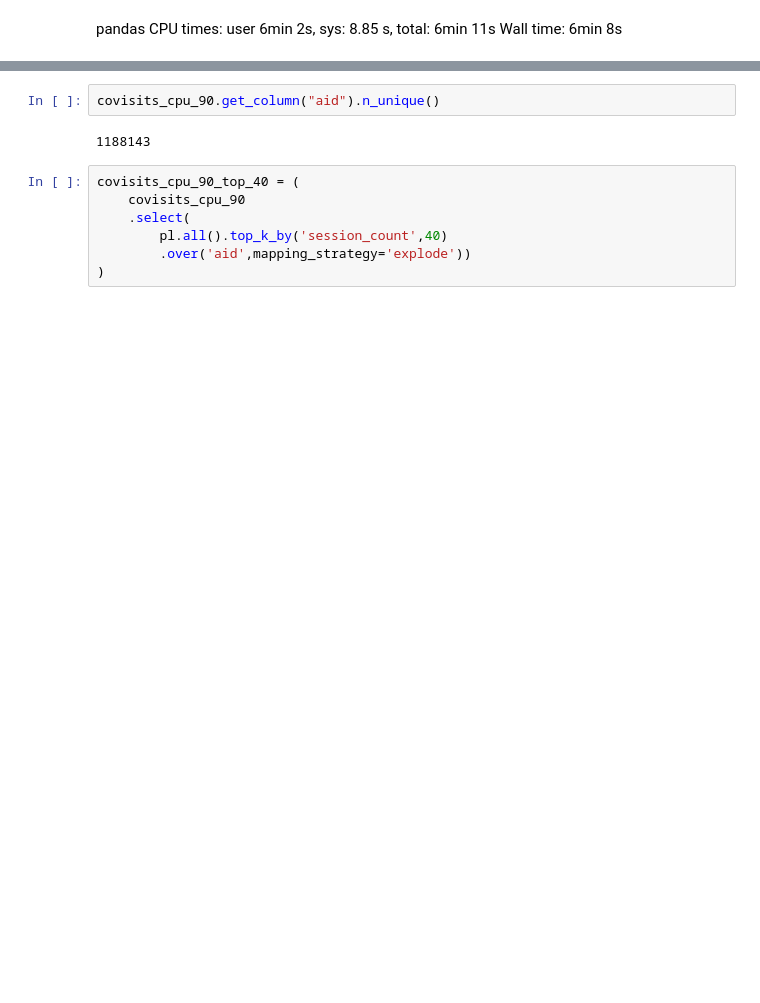
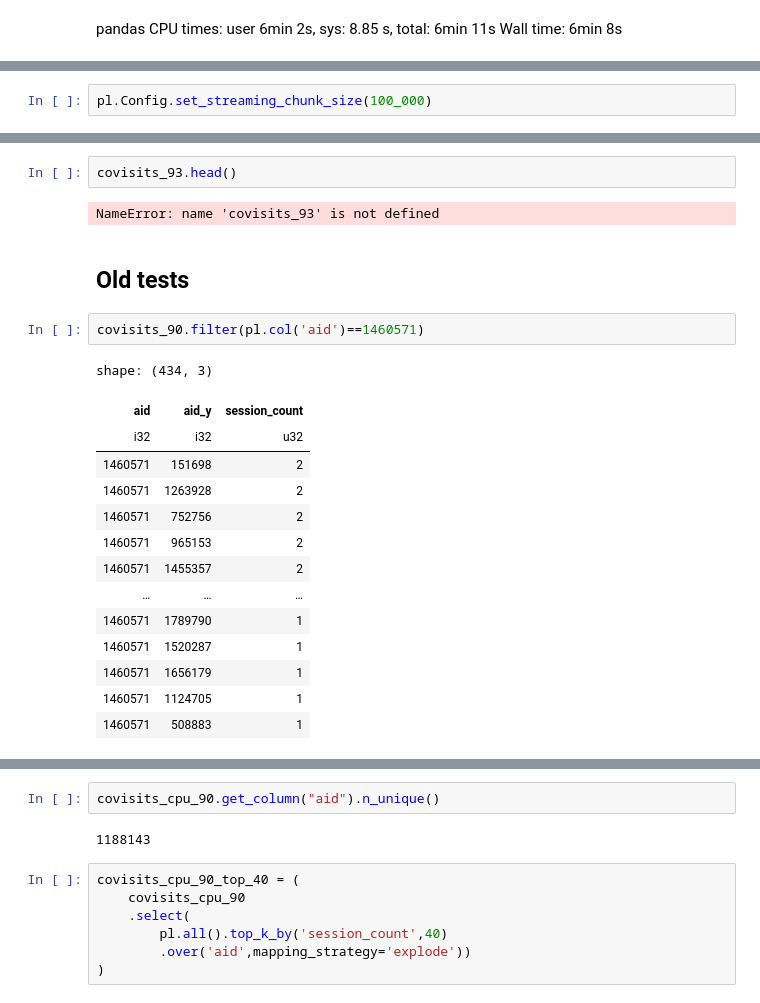
Before and after one commit to seanv507/Kaggle-OTTO-Comp, a Jupyter notebook: analysis.ipynb, the cells around one changed output, grey strips where cells are left out. Saved outputs shown, nothing was run; the diff lists cells and outputs as text; blank space fills up the shorter version.

Commit message:
about to use claude to rewrite covisit code

```diff
--- a/analysis.ipynb
+++ b/analysis.ipynb
@@ -513,0 +801,2 @@ covisits_cpu_90.shape
+# %%
+pl.Config.set_streaming_chunk_size(100_000)
@@ -513,0 +895,23 @@ covisits_cpu_90.shape
+# %%
+covisits_93.head()
+# %% [output]
+NameError: name 'covisits_93' is not defined
+# %% [markdown]
+## Old tests
+# %%
+covisits_90.filter(pl.col('aid')==1460571)
+# %% [output]
+shape: (434, 3)
+| aid | aid_y | session_count |
+| i32 | i32 | u32 |
+| 1460571 | 151698 | 2 |
+| 1460571 | 1263928 | 2 |
+| 1460571 | 752756 | 2 |
+| 1460571 | 965153 | 2 |
+| 1460571 | 1455357 | 2 |
+| … | … | … |
+| 1460571 | 1789790 | 1 |
+| 1460571 | 1520287 | 1 |
+| 1460571 | 1656179 | 1 |
+| 1460571 | 1124705 | 1 |
+| 1460571 | 508883 | 1 |
```
Also changed, not shown: parts of 74 cells of this notebook, 6 other files.
